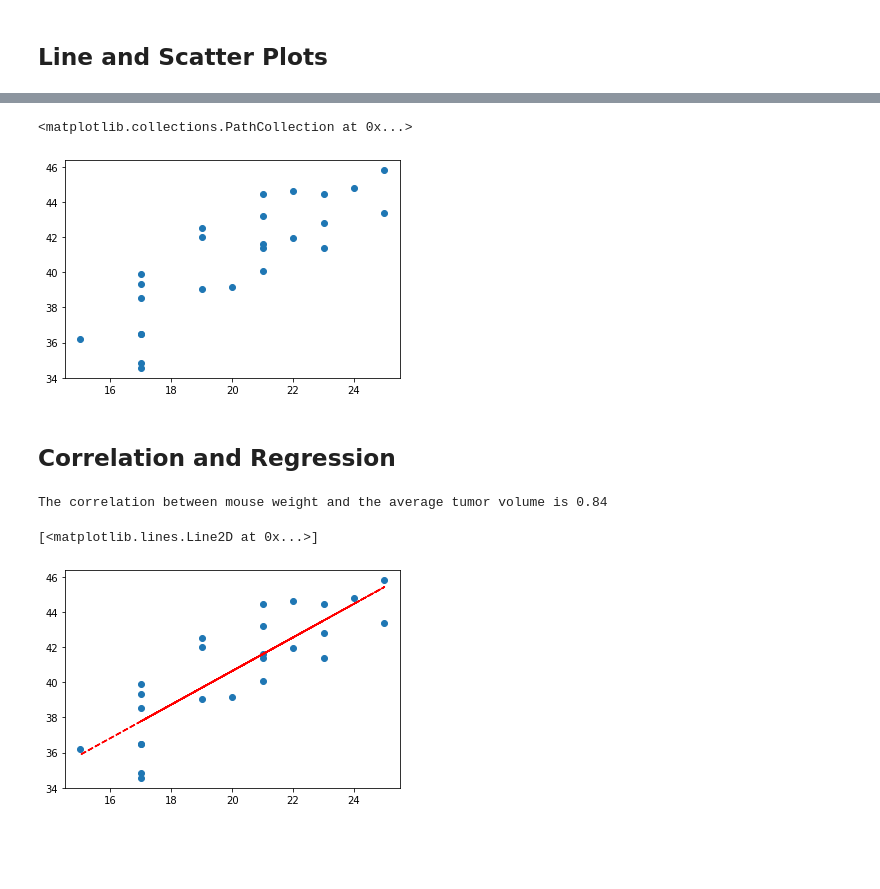
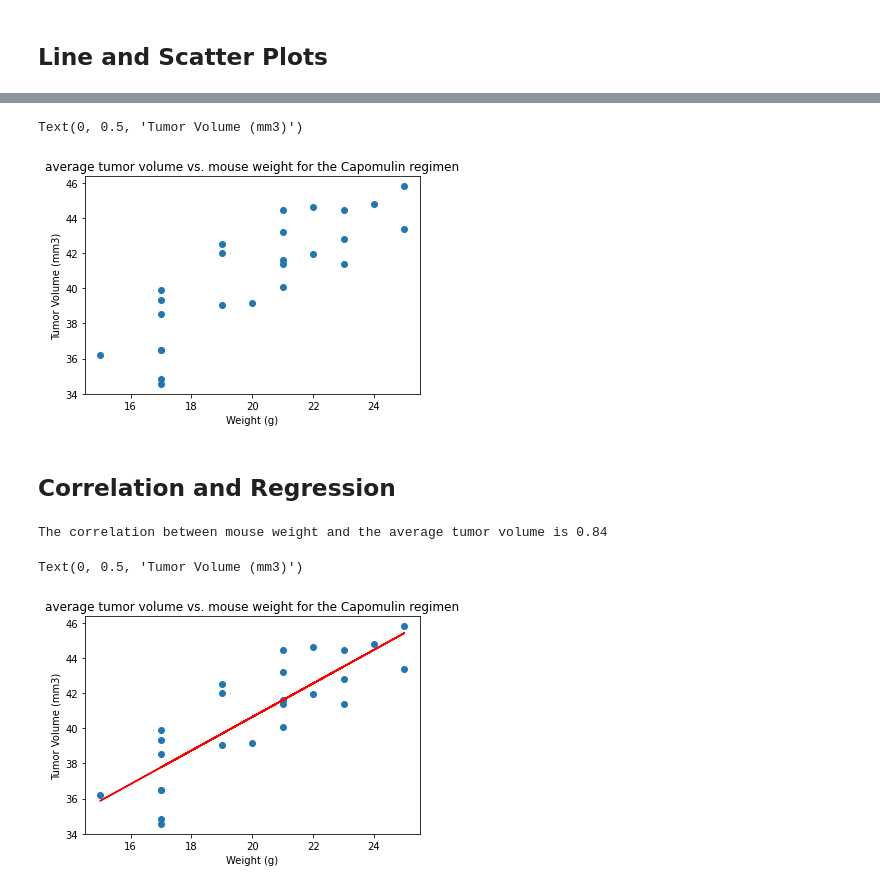
Before and after one commit to lilphonsdale/matplotlib-challenge, a Jupyter notebook: Pymaceuticals/pymaceuticals_analysis.ipynb, the cells around one changed output, grey strips where cells are left out. Drawn from its saved outputs; the diff is of its cells as text; code cells hidden in the pictures; blank space fills up the shorter version.

```diff
--- a/Pymaceuticals/pymaceuticals_analysis.ipynb
+++ b/Pymaceuticals/pymaceuticals_analysis.ipynb
@@ -266,24 +276,32 @@ capomulin_weight = capomulin.groupby('Mouse ID')['Weight (g)'].mean()
 capomulin_volume = capomulin.groupby('Mouse ID')['Tumor Volume (mm3)'].mean()
 
 plt.scatter(capomulin_weight,capomulin_volume)
+
+plt.title("average tumor volume vs. mouse weight for the Capomulin regimen")
+plt.xlabel("Weight (g)")
+plt.ylabel("Tumor Volume (mm3)")
 # %% [output]
-<matplotlib.collections.PathCollection at 0x...>
+Text(0, 0.5, 'Tumor Volume (mm3)')
-[figure, old version]
+[figure, new version]
 # %% [markdown]
 ## Correlation and Regression
 # %%
 # Calculate the correlation coefficient and linear regression model
 # for mouse weight and average tumor volume for the Capomulin regimen
 
 print(f"The correlation between mouse weight and the average tumor volume is {round(st.pearsonr(capomulin_weight,capomulin_volume)[0],2)}")
 
 cap_slope, cap_int, cap_r, cap_p, cap_std_err = st.linregress(capomulin_weight, capomulin_volume)
 cap_fit = cap_slope * capomulin_weight + cap_int
 cap_fit
 
 plt.scatter(capomulin_weight,capomulin_volume)
-plt.plot(capomulin_weight,cap_fit,"--", color="red")
+plt.plot(capomulin_weight,cap_fit, color="red")
+
+plt.title("average tumor volume vs. mouse weight for the Capomulin regimen")
+plt.xlabel("Weight (g)")
+plt.ylabel("Tumor Volume (mm3)")
 # %% [output]
 The correlation between mouse weight and the average tumor volume is 0.84
-[<matplotlib.lines.Line2D at 0x...>]
+Text(0, 0.5, 'Tumor Volume (mm3)')
-[figure, old version]
+[figure, new version]
```
Also changed, not shown: parts of 6 cells of this notebook.
